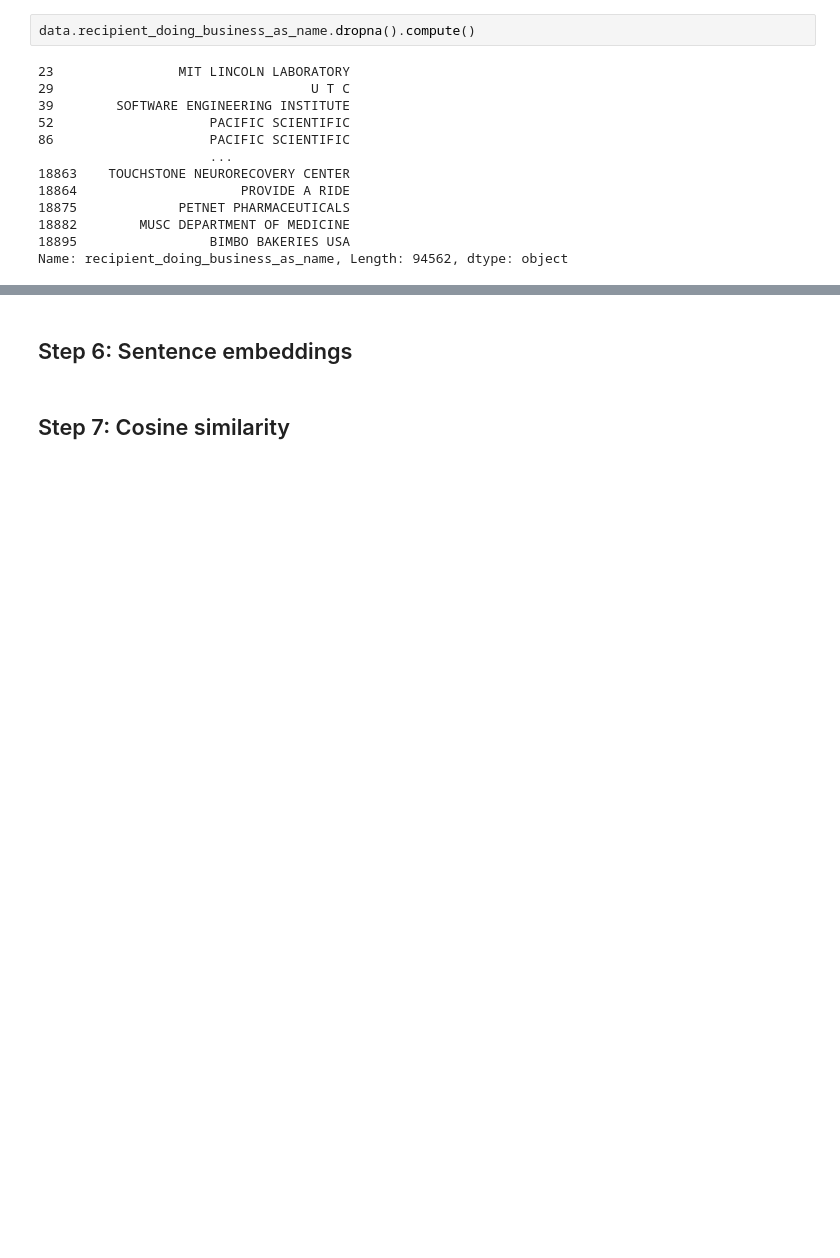
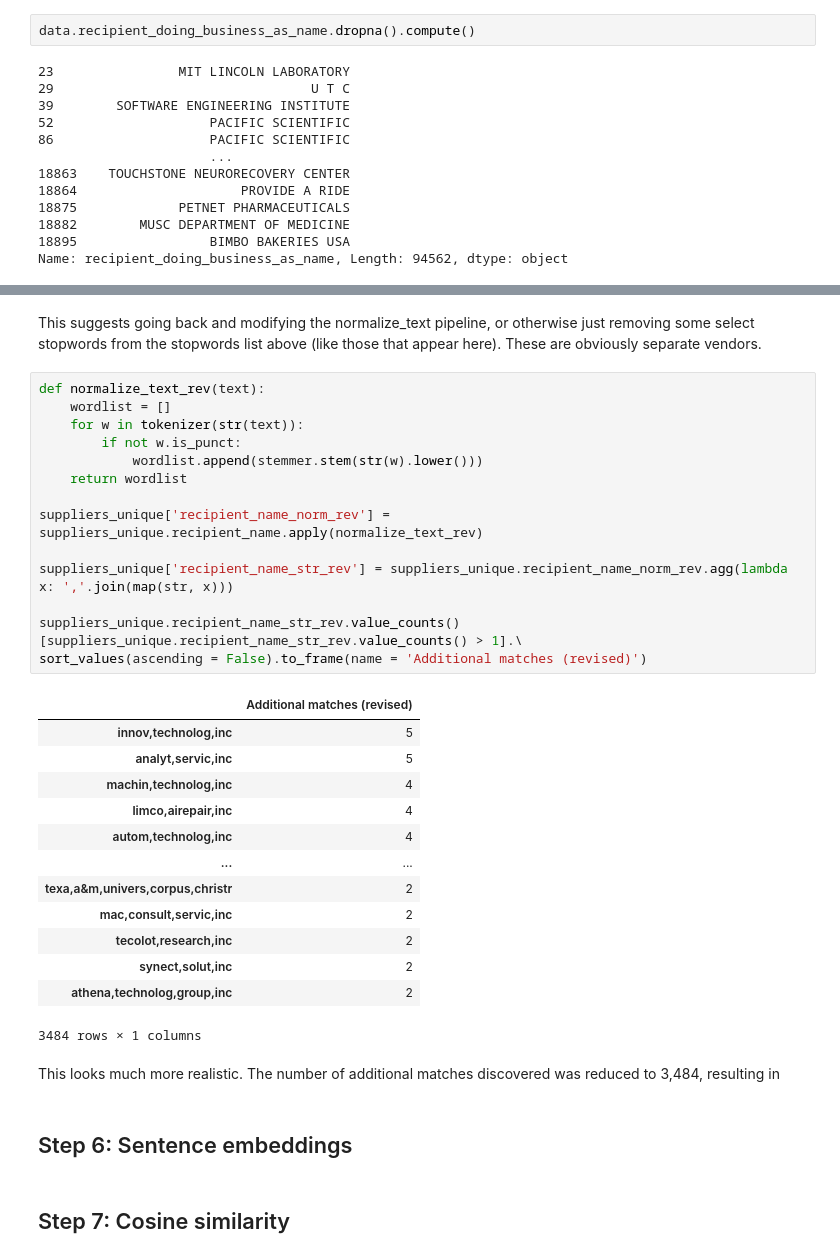
Before and after one commit to shannonmooney/government-spend, a Jupyter notebook: government spend analysis.ipynb, the cells around one changed output, grey strips where cells are left out. Saved outputs shown, nothing was run; the diff lists cells and outputs as text; blank space fills up the shorter version.

```diff
--- a/government spend analysis.ipynb
+++ b/government spend analysis.ipynb
@@ -158,3 +183,35 @@ Name: lemma_str, Length: 152196, dtype: int64
+# %% [markdown]
+This suggests going back and modifying the normalize_text pipeline, or otherwise just removing some select stopwords from the stopwords list above (like those that appear here). These are obviously separate vendors.
+# %%
+def normalize_text_rev(text):
+    wordlist = []
+    for w in tokenizer(str(text)):
+        if not w.is_punct:
+            wordlist.append(stemmer.stem(str(w).lower()))
+    return wordlist
+
+suppliers_unique['recipient_name_norm_rev'] = suppliers_unique.recipient_name.apply(normalize_text_rev)
+
+suppliers_unique['recipient_name_str_rev'] = suppliers_unique.recipient_name_norm_rev.agg(lambda x: ','.join(map(str, x)))
+
+suppliers_unique.recipient_name_str_rev.value_counts()[suppliers_unique.recipient_name_str_rev.value_counts() > 1].\
+sort_values(ascending = False).to_frame(name = 'Additional matches (revised)')
+# %% [output]
+|  | Additional matches (revised) |
+| innov,technolog,inc | 5 |
+| analyt,servic,inc | 5 |
+| machin,technolog,inc | 4 |
+| limco,airepair,inc | 4 |
+| autom,technolog,inc | 4 |
+| ... | ... |
+| texa,a&m,univers,corpus,christr | 2 |
+| mac,consult,servic,inc | 2 |
+| tecolot,research,inc | 2 |
+| synect,solut,inc | 2 |
+| athena,technolog,group,inc | 2 |
+3484 rows × 1 columns
+# %% [markdown]
+This looks much more realistic. The number of additional matches discovered was reduced to 3,484, resulting in
 # %% [markdown]
 ## Step 6: Sentence embeddings
 # %% [markdown]
```
Also changed, not shown: parts of 7 cells of this notebook.
